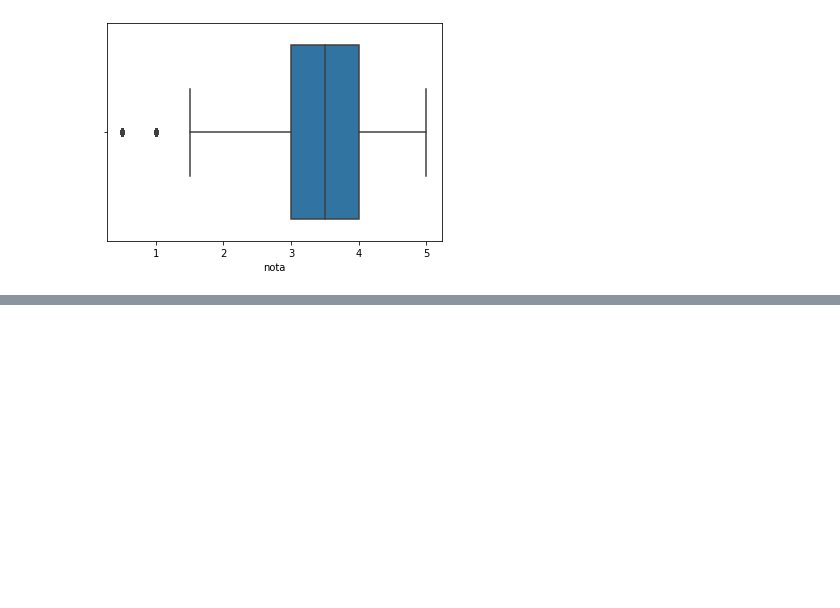
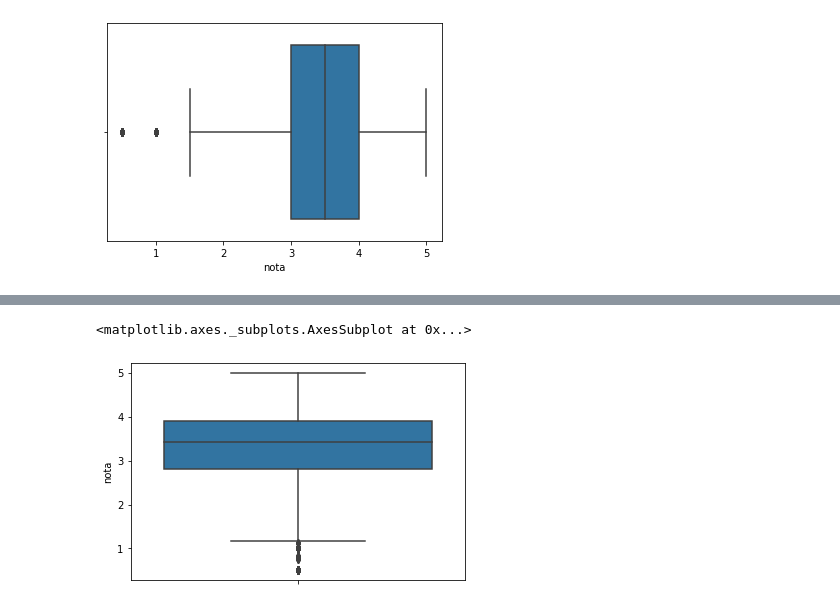
Before and after one commit to gabrielatonhi/Data-Science, a Jupyter notebook: Introdução_a_Data_Science.ipynb, the cells around one changed output, grey strips where cells are left out. Saved outputs shown, nothing was run; the diff lists cells and outputs as text; code cells hidden in the pictures; blank space fills up the shorter version.

```diff
--- a/Introdução_a_Data_Science.ipynb
+++ b/Introdução_a_Data_Science.ipynb
@@ -90,0 +150,5 @@ sns.boxplot(notas.nota)
+# %%
+sns.boxplot(y=medias_por_filme)
+# %% [output]
+<matplotlib.axes._subplots.AxesSubplot at 0x...>
+[figure, added]
```
Also changed, not shown: parts of 17 cells of this notebook.
